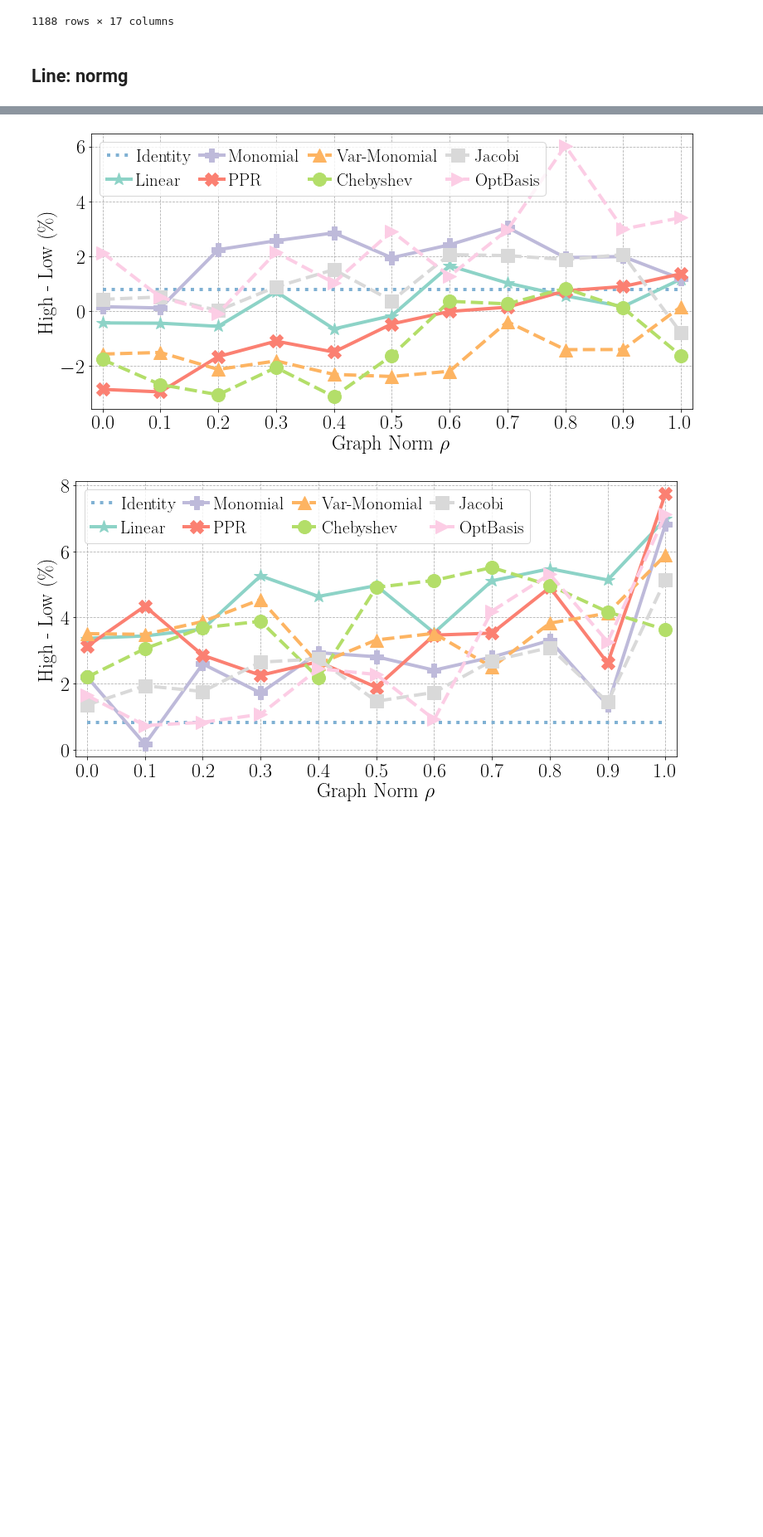
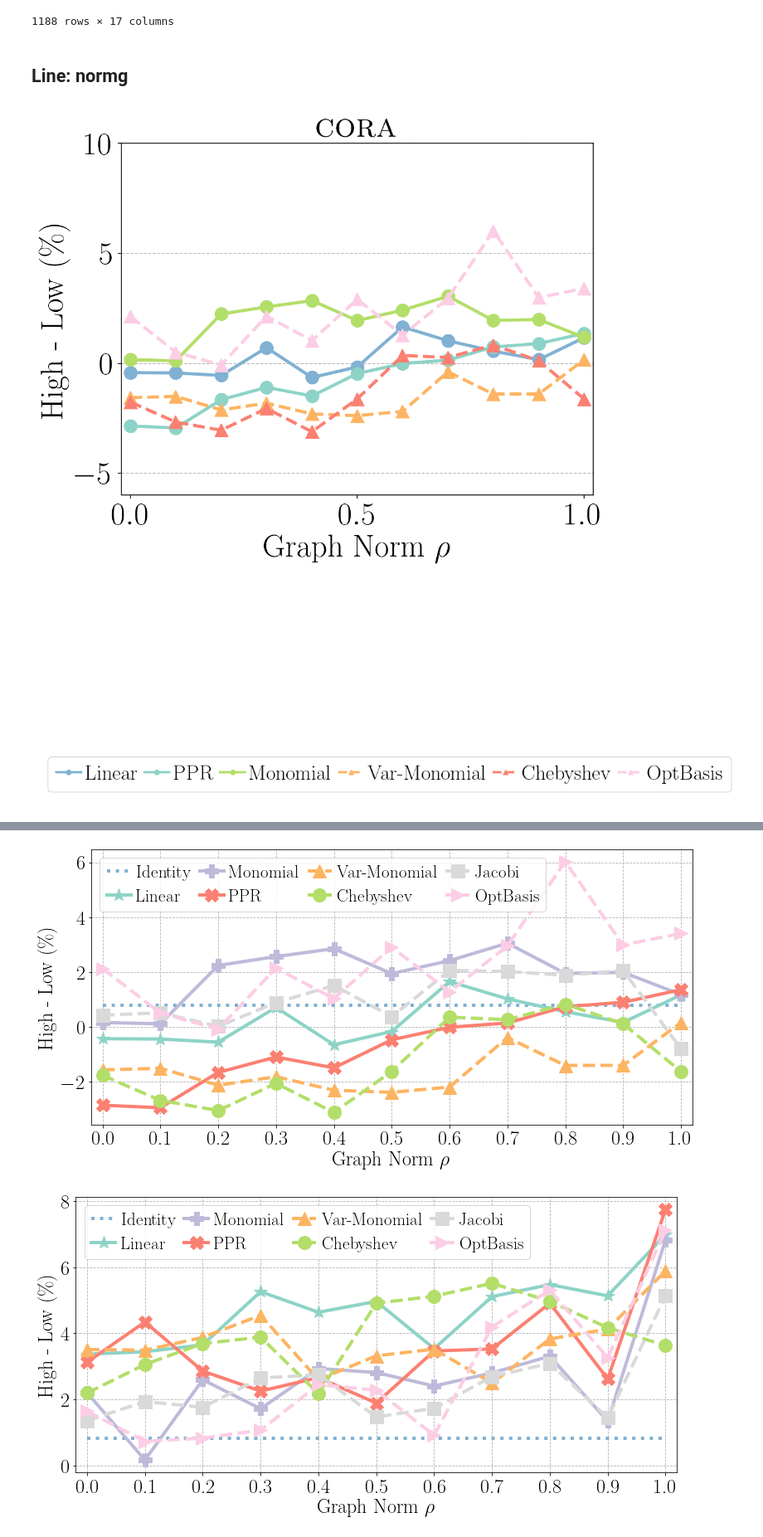
Before and after one commit to gdmnl/Spectral-GNN-Benchmark, a Jupyter notebook: benchmark/notebook/fig_degng.ipynb, the cells around one changed output, grey strips where cells are left out. Shown at 83% size. Drawn from its saved outputs; the diff is of its cells as text; code cells hidden in the pictures; blank space fills up the shorter version.

```diff
--- a/benchmark/notebook/fig_degng.ipynb
+++ b/benchmark/notebook/fig_degng.ipynb
@@ -49,6 +49,24 @@ t
 dlst = ["cora", "citeseer", "chameleon_filtered", "squirrel_filtered", "actor", "roman_empire", ]
 id_cols = ["seed", 'normg', 'data', 'model', 'conv',]
 m_cols = ['deg_high', 'deg_low', 's_test', 's_high', 's_low', 's_auroc_high', 's_auroc_low']
+dlst_name = {
+    'cora': '\\textsc{cora}',
+    'citeseer': '\\textsc{citeseer}',
+    'pubmed': '\\textsc{pubmed}',
+    'minesweeper': '\\textsc{minesweeper}',
+    'chameleon_filtered': '\\textsc{chameleon}',
+    'squirrel_filtered': '\\textsc{squirrel}',
+    'actor': '\\textsc{actor}',
+    'roman_empire': '\\textsc{roman}',
+    'questions': '\\textsc{questions}',
+    'tolokers': '\\textsc{tolokers}',
+    'amazon_ratings': '\\textsc{ratings}',
+    'flickr': '\\textsc{flickr}',
+    'penn94': '\\textsc{penn94}',
+    'ogbn-arxiv': '\\textsc{arxiv}',
+    'arxiv-year': '\\textsc{year}',
+    'genius': '\\textsc{genius}',
+}
 conv_repr = {
     'MLP': {'Identity-ones': 'Identity',},
     'DecoupledFixed': {
@@ -135,7 +153,7 @@ def lighten_color(color, amount=1.5):
     c = colorsys.hls_to_rgb(c[0], 1 - amount * (1 - c[1]), c[2])
     return np.array(c + (1,))
 
-issave = False
+issave = True
 cm20 = plt.cm.tab20(np.arange(0, 20))
 cm2 = plt.cm.Set2(np.arange(0, 8))
 cm3 = plt.cm.Set3(np.arange(0, 12))
@@ -160,26 +174,48 @@ argdct = {
 # list(enumerate(flst))
 # %%
 def plot_acchop(data, ylim=None, loc=2):
-    fig, ax = plt.subplots(1, 1, figsize=(13, 6), dpi=(150 if issave else 72))
-    args = {'markersize': 16, 'linewidth': 4}
+    fig, ax = plt.subplots(1, 1, figsize=(8, 6), dpi=(150 if issave else 72))
+    args = {'markersize': 12, 'linewidth': 3}
     for k, argk in argdct.items():
         dfk = df[(df['data']==data) & (df['name']==k)]
         s_high, s_low = dfk['s_high_mean'], dfk['s_low_mean']
         if k == 'Identity':
             s_high = np.array([s_high.mean()]*len(s_high))
             s_low = np.array([s_low.mean()]*len(s_low))
         ax.plot(dfk['normg'], s_high-s_low, label=k,
                 **argk, **args)
 
     if ylim is not None:
         ax.set(ylim=ylim)
+    else:
+        ylim = ax.get_ylim()
+        ax.set(ylim=[ylim[0] * 1.1, ylim[1] * 1.1])
     ax.set(xlim=[-0.02, 1.02],
         xlabel='Graph Norm $\\rho$', ylabel='High - Low (\\%)')
-    ax.set_xticks(dfk['normg'])
-    ax.set_xticklabels(dfk['normg'])
+    # ax.set_xticks(dfk['normg'])
+    # ax.set_xticklabels(dfk['normg'])
 
     ax.grid(True, which='both', axis='y', ls='--')
-    ax.grid(True, axis='x', ls='--')
-    ax.legend(ncol=4, loc=loc,
-             columnspacing=0.5, handlelength=1.4, handletextpad=0.3)
+    # ax.grid(True, axis='x', ls='--')
+    ax.set_title(dlst_name[data])
+    # ax.legend(ncol=2, loc=loc,
+    #          columnspacing=0.5, handlelength=1.4, handletextpad=0.3)
     return fig, ax
+
+def export_legend(ax, filename="legend.png", loc=3):
+    fig2 = plt.figure()
+    ax2 = fig2.add_subplot()
+    ax2.axis('off')
+    labl, labt = ax.get_legend_handles_labels()
+    legend = ax2.legend(labl, labt, ncol=len(labl), loc=loc, markerscale=0.5,
+            columnspacing=0.3, handlelength=1.2, handletextpad=0.2, labelspacing=0.2)
+    fig  = legend.figure
+    fig.canvas.draw()
+    bbox  = legend.get_window_extent().transformed(fig.dpi_scale_trans.inverted())
+    fig.savefig(filename, dpi="figure", bbox_inches=bbox)
+
+# fig1, ax = plot_acchop("cora", [-6, 10])
+# export_legend(ax,'./figs/degd_legend.pdf')
+# %% [output]
+[figure, added]
+[figure, added]
```
Also changed, not shown: parts of 4 cells of this notebook, 4 other files.
